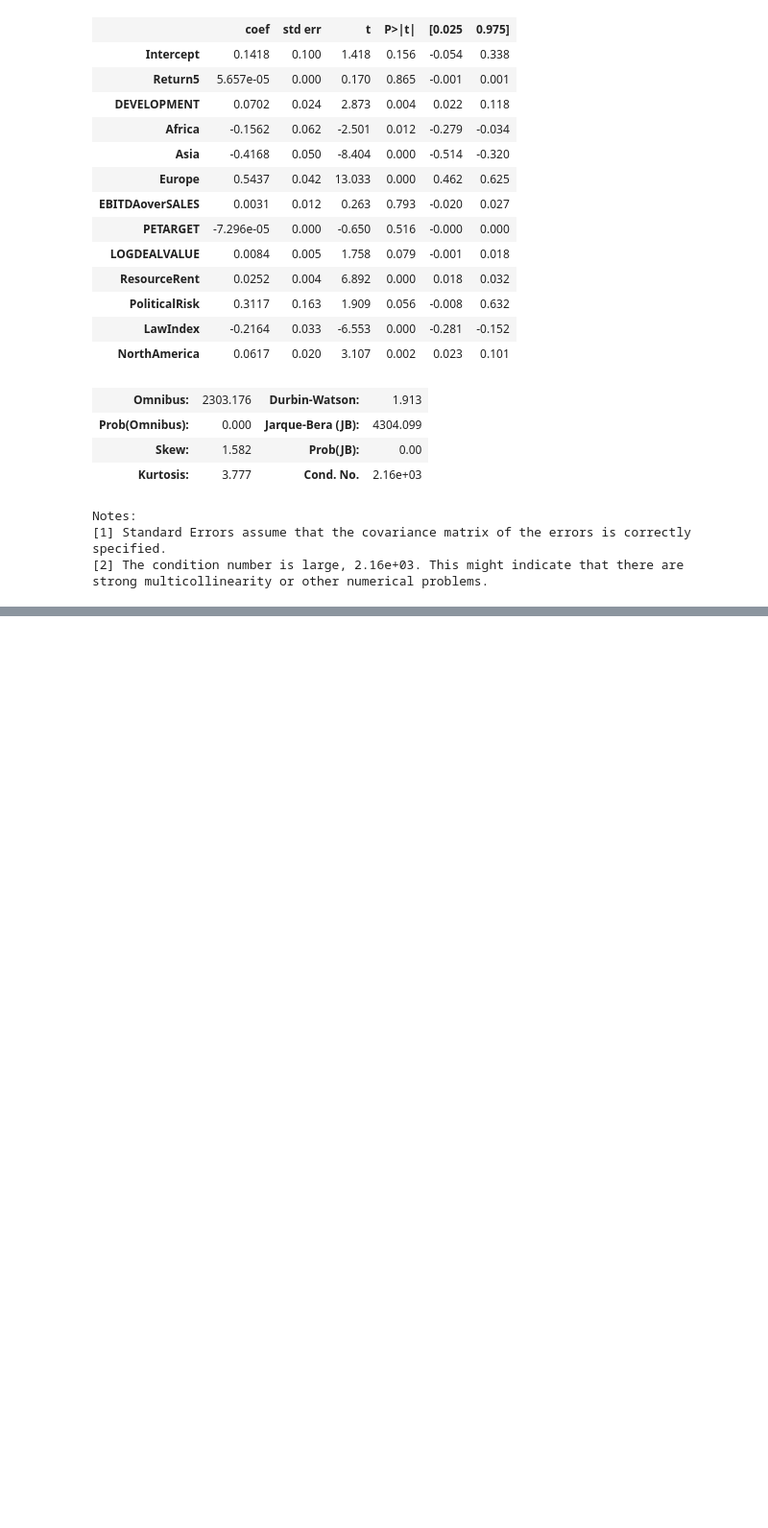
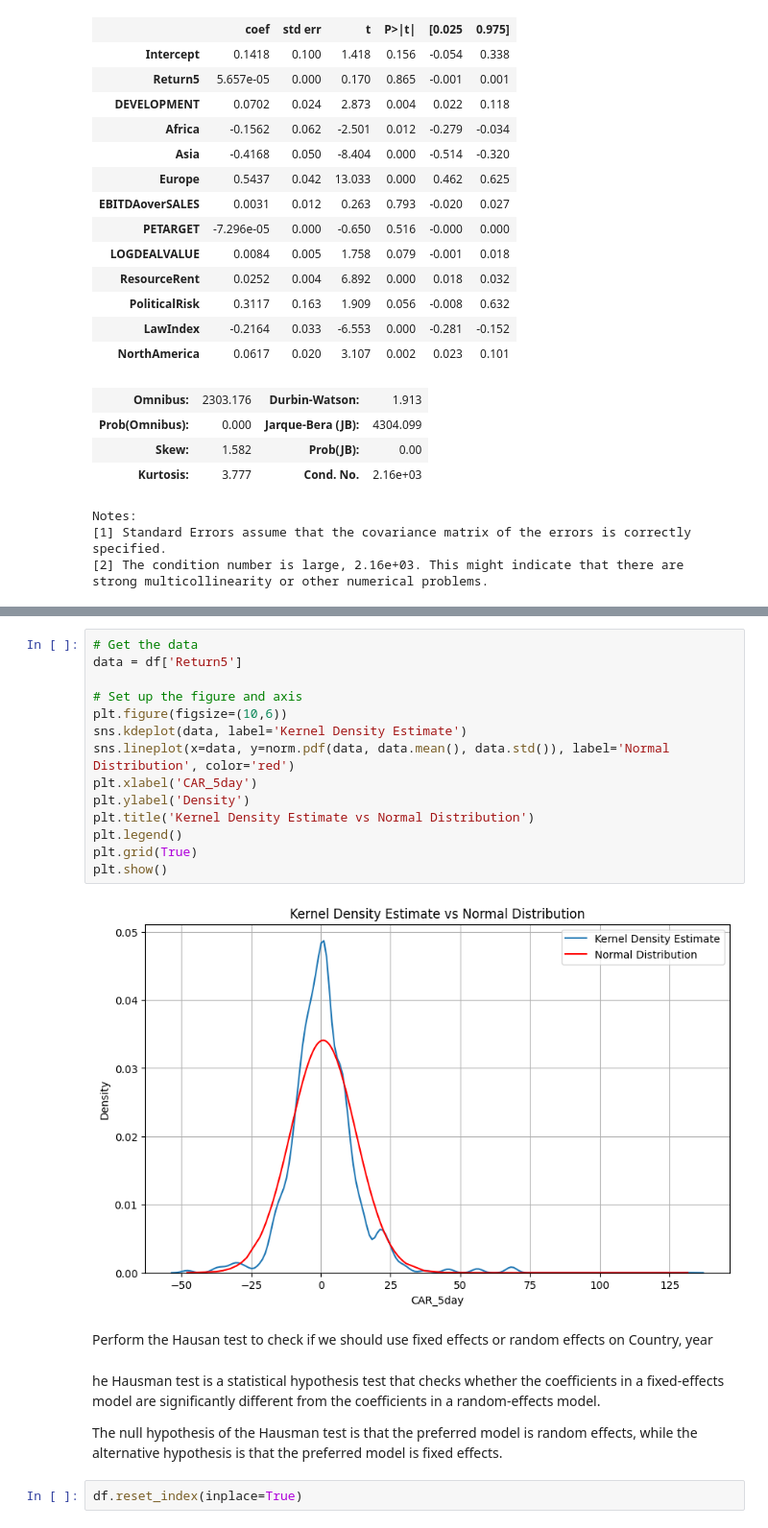
Before and after one commit to MrGarrido/TANALYSIS, a Jupyter notebook: Analysis.ipynb, the cells around one changed output, grey strips where cells are left out. Shown at 96% size. Drawn from its saved outputs; the diff is of its cells as text; blank space fills up the shorter version.

```diff
--- a/Analysis.ipynb
+++ b/Analysis.ipynb
@@ -509,0 +683,24 @@ strong multicollinearity or other numerical problems.
+# %%
+# Get the data
+data = df['Return5']
+
+# Set up the figure and axis
+plt.figure(figsize=(10,6))
+sns.kdeplot(data, label='Kernel Density Estimate')
+sns.lineplot(x=data, y=norm.pdf(data, data.mean(), data.std()), label='Normal Distribution', color='red')
+plt.xlabel('CAR_5day')
+plt.ylabel('Density')
+plt.title('Kernel Density Estimate vs Normal Distribution')
+plt.legend()
+plt.grid(True)
+plt.show()
+# %% [output]
+[figure, added]
+# %% [markdown]
+Perform the Hausan test to check if we should use fixed effects or random effects on Country, year
+# %% [markdown]
+he Hausman test is a statistical hypothesis test that checks whether the coefficients in a fixed-effects model are significantly different from the coefficients in a random-effects model.
+
+The null hypothesis of the Hausman test is that the preferred model is random effects, while the alternative hypothesis is that the preferred model is fixed effects.
+# %%
+df.reset_index(inplace=True)
```
Also changed, not shown: parts of 15 cells of this notebook.
